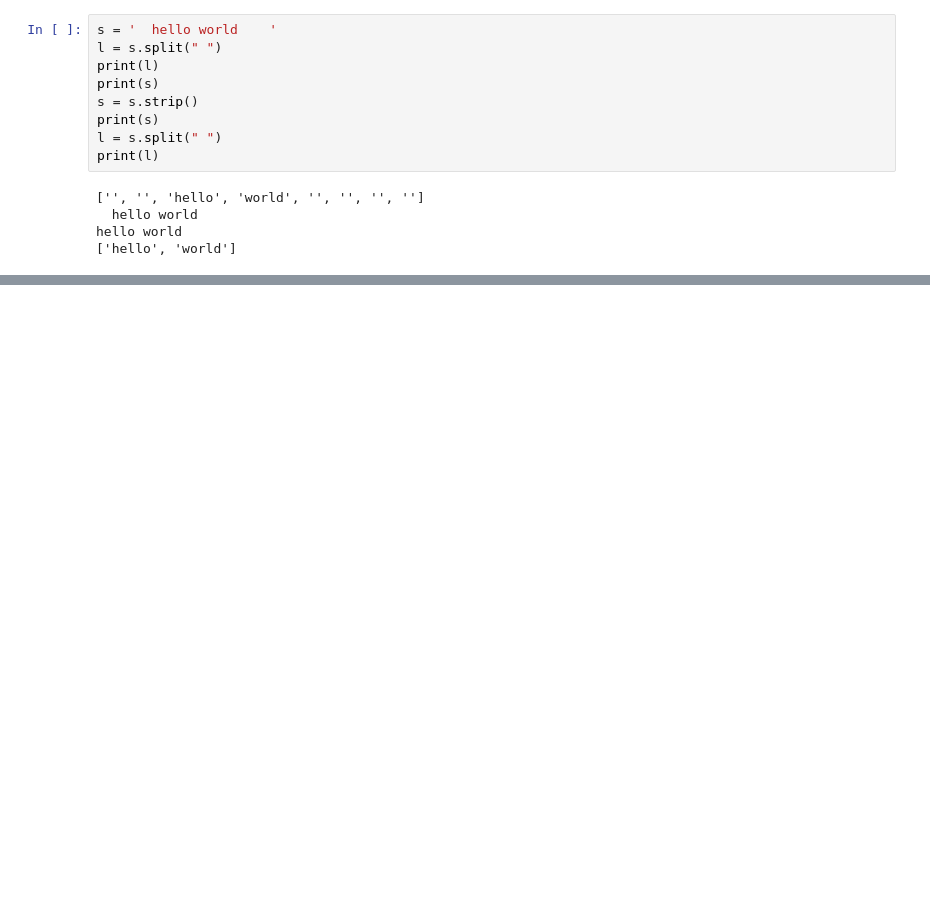
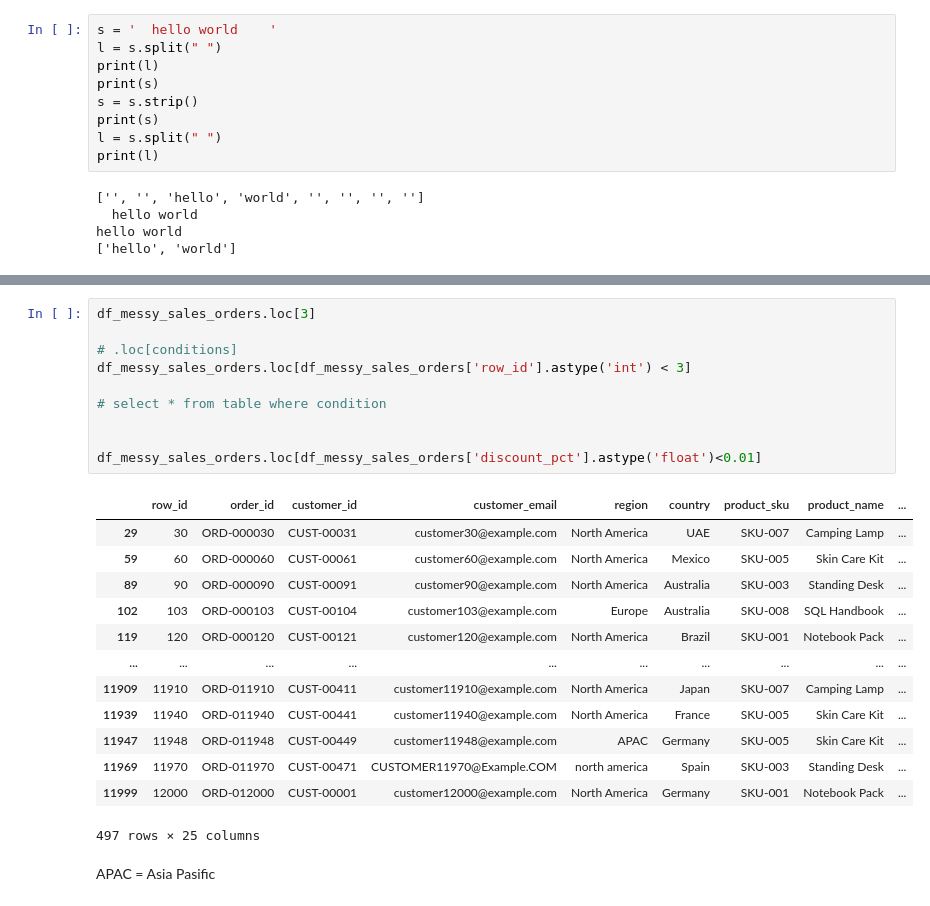
Before and after one commit to serhanoztas/Data_Science_New_Era, a Jupyter notebook: Lesson12-ETLStart.ipynb, the cells around one changed output, grey strips where cells are left out. Saved outputs shown, nothing was run; the diff lists cells and outputs as text; blank space fills up the shorter version.

```diff
--- a/Lesson12-ETLStart.ipynb
+++ b/Lesson12-ETLStart.ipynb
@@ -78,0 +138,26 @@ hello world
+# %%
+df_messy_sales_orders.loc[3]
+
+# .loc[conditions]
+df_messy_sales_orders.loc[df_messy_sales_orders['row_id'].astype('int') < 3]
+
+# select * from table where condition
+
+
+df_messy_sales_orders.loc[df_messy_sales_orders['discount_pct'].astype('float')<0.01]
+# %% [output]
+|  | row_id | order_id | customer_id | customer_email | region | country | product_sku | product_name | ... |
+| 29 | 30 | ORD-000030 | CUST-00031 | customer30@example.com | North America | UAE | SKU-007 | Camping Lamp | ... |
+| 59 | 60 | ORD-000060 | CUST-00061 | customer60@example.com | North America | Mexico | SKU-005 | Skin Care Kit | ... |
+| 89 | 90 | ORD-000090 | CUST-00091 | customer90@example.com | North America | Australia | SKU-003 | Standing Desk | ... |
+| 102 | 103 | ORD-000103 | CUST-00104 | customer103@example.com | Europe | Australia | SKU-008 | SQL Handbook | ... |
+| 119 | 120 | ORD-000120 | CUST-00121 | customer120@example.com | North America | Brazil | SKU-001 | Notebook Pack | ... |
+| ... | ... | ... | ... | ... | ... | ... | ... | ... | ... |
+| 11909 | 11910 | ORD-011910 | CUST-00411 | customer11910@example.com | North America | Japan | SKU-007 | Camping Lamp | ... |
+| 11939 | 11940 | ORD-011940 | CUST-00441 | customer11940@example.com | North America | France | SKU-005 | Skin Care Kit | ... |
+| 11947 | 11948 | ORD-011948 | CUST-00449 | customer11948@example.com | APAC | Germany | SKU-005 | Skin Care Kit | ... |
+| 11969 | 11970 | ORD-011970 | CUST-00471 | CUSTOMER11970@Example.COM | north america | Spain | SKU-003 | Standing Desk | ... |
+| 11999 | 12000 | ORD-012000 | CUST-00001 | customer12000@example.com | North America | Germany | SKU-001 | Notebook Pack | ... |
+497 rows × 25 columns
+# %% [markdown]
+APAC = Asia Pasific
```
Also changed, not shown: parts of 12 cells of this notebook.
